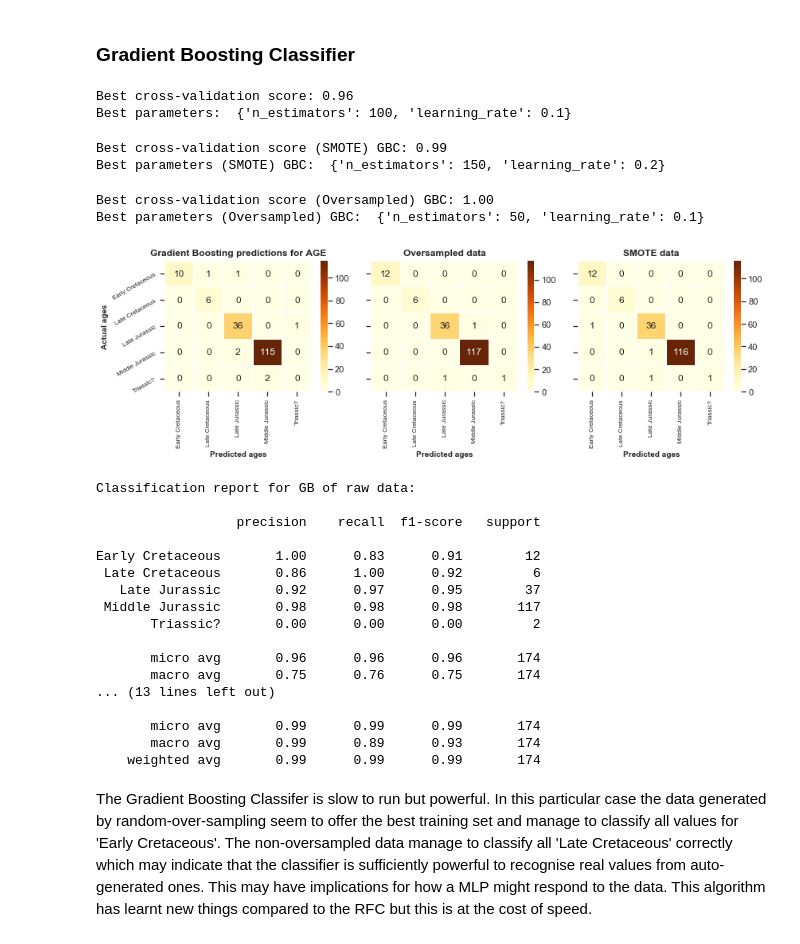
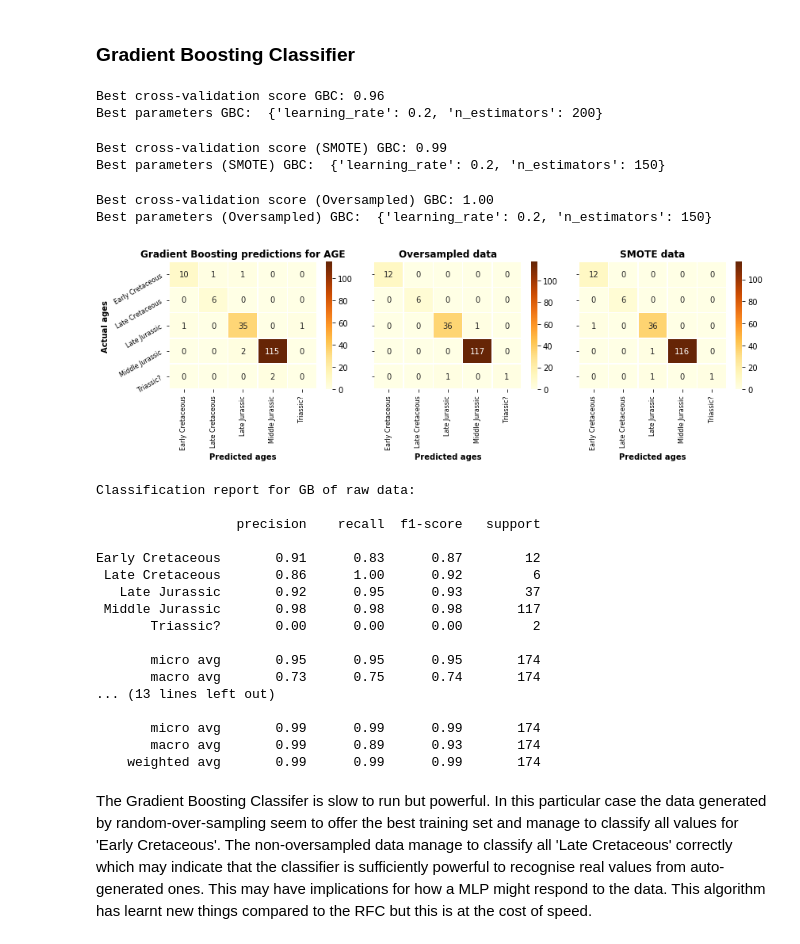
Before and after one commit to b3py0/Capstone-projects, a Jupyter notebook: Volve_final_capstone.ipynb, the cells around one changed output. Saved outputs shown, nothing was run; the diff lists cells and outputs as text; code cells hidden in the pictures.

```diff
--- a/Volve_final_capstone.ipynb
+++ b/Volve_final_capstone.ipynb
@@ -2037,7 +2075,7 @@ Tune the Random forest classifier
 ##Tune parameters for Random Forest Classifier
 param_grid = {'n_estimators':[100, 200, 300, 400], #Last iteration of grid.
              'max_depth': [40, 50, 60, 70]}
-grid = GridSearchCV(RandomForestClassifier(), param_grid, cv=5, n_jobs=4)
+grid = GridSearchCV(RandomForestClassifier(), param_grid, cv=5, n_jobs=4, scoring='f1_weighted')
 grid.fit(X_train,Y_train)
 
 print('Best cross-validation score: {:.2f}'.format(grid.best_score_))
@@ -2066,5 +2104,5 @@ Best parameters:  {'n_estimators': 200, 'max_depth': 40}
 # %%
-rfc = RandomForestClassifier(n_estimators=300, max_depth=60, random_state=45)
+rfc = RandomForestClassifier(n_estimators=300, max_depth=70, random_state=45) #300, 60
 rfc.fit(X_train, Y_train)
 y_pred = rfc.predict(x_test)
 
@@ -2084,7 +2122,7 @@ ax.tick_params(labelsize=8)
 
 #Over-sampled data
 plt.subplot(1,3,2)
-rfc1 = RandomForestClassifier(n_estimators=200, max_depth=40, random_state=45)
+rfc1 = RandomForestClassifier(n_estimators=200, max_depth=40, random_state=45) #200, 40
 rfc1.fit(X_resampled, y_resampled)
 y_pred1 = rfc1.predict(x_test)
 
@@ -2100,7 +2138,7 @@ ax1.tick_params(labelsize=8)
 
 #SMOTE data
 plt.subplot(1,3,3)
-rfc2 = RandomForestClassifier(n_estimators=200, max_depth=40, random_state=45)
+rfc2 = RandomForestClassifier(n_estimators=100, max_depth=50, random_state=45) #200, 40
 rfc2.fit(X_sm, y_sm)
 y_pred2 = rfc2.predict(x_test)
 conf_mat2 = confusion_matrix(y_test, y_pred2)
@@ -2181,14 +2219,14 @@ Tune the Gradient boosting classifier
 ##Tune parameters for GBC
 param_grid = {'n_estimators':[50, 100, 150, 200],
              'learning_rate': [0.01, 0.1, 0.15, 0.2]}
-grid = GridSearchCV(GradientBoostingClassifier(), param_grid, cv=5, n_jobs=4)
+grid = GridSearchCV(GradientBoostingClassifier(), param_grid, cv=5, n_jobs=4, scoring='f1_weighted')
 grid.fit(X_train,Y_train)
 
 print('Best cross-validation score GBC: {:.2f}'.format(grid.best_score_))
 print('Best parameters GBC: ', grid.best_params_)
 # %% [output]
-Best cross-validation score: 0.96
-Best parameters:  {'n_estimators': 100, 'learning_rate': 0.1}
+Best cross-validation score GBC: 0.96
+Best parameters GBC:  {'learning_rate': 0.2, 'n_estimators': 200}
 # %%
 ##SMOTE data:
 
@@ -2197,7 +2235,7 @@ print('Best cross-validation score (SMOTE) GBC: {:.2f}'.format(grid.best_score_)
 print('Best parameters (SMOTE) GBC: ', grid.best_params_)
 # %% [output]
 Best cross-validation score (SMOTE) GBC: 0.99
-Best parameters (SMOTE) GBC:  {'n_estimators': 150, 'learning_rate': 0.2}
+Best parameters (SMOTE) GBC:  {'learning_rate': 0.2, 'n_estimators': 150}
 # %%
 ##Randomly oversampled data:
 
@@ -2206,9 +2244,9 @@ print('Best cross-validation score (Oversampled) GBC: {:.2f}'.format(grid.best_s
 print('Best parameters (Oversampled) GBC: ', grid.best_params_)
 # %% [output]
 Best cross-validation score (Oversampled) GBC: 1.00
-Best parameters (Oversampled) GBC:  {'n_estimators': 50, 'learning_rate': 0.1}
+Best parameters (Oversampled) GBC:  {'learning_rate': 0.2, 'n_estimators': 150}
 # %%
-gb = GradientBoostingClassifier(n_estimators=100, learning_rate=0.1, random_state=45)
+gb = GradientBoostingClassifier(n_estimators=200, learning_rate=0.2, random_state=45) #100, 01
 gb.fit(X_train, Y_train)
 y_pred = gb.predict(x_test)
 
@@ -2234,38 +2272,38 @@ y_pred1 = gb1.predict(x_test)
 
 conf_mat1 = confusion_matrix(y_test, y_pred1)
 
 ax1 = sns.heatmap(conf_mat1, annot=True, fmt='d', linewidths=0.5, cmap='YlOrBr',
                  xticklabels=labels)
 ax1.set_xlabel('Predicted ages', fontsize=10, weight='bold')
 ax1.set_title('Oversampled data', fontsize=12, weight='bold')
 ax1.set_xticklabels(ax.get_xticklabels(),rotation=90)
 ax1.set_yticklabels('')
 ax1.tick_params(labelsize=8)
 
 #SMOTE data
 plt.subplot(1,3,3)
 gb2 = GradientBoostingClassifier(n_estimators=150, learning_rate=0.2, random_state=45)
 gb2.fit(X_sm, y_sm)
 y_pred2 = gb2.predict(x_test)
 conf_mat2 = confusion_matrix(y_test, y_pred2)
 
 ax2 = sns.heatmap(conf_mat2, annot=True, fmt='d', linewidths=0.5, cmap='YlOrBr',
                  xticklabels=labels)
 ax2.set_xlabel('Predicted ages', fontsize=10, weight='bold')
 ax2.set_title('SMOTE data', fontsize=12, weight='bold')
 ax2.set_xticklabels(ax.get_xticklabels(),rotation=90)
 ax2.set_yticklabels('')
 ax2.tick_params(labelsize=8)
 
 plt.tight_layout()
 plt.show()
 # plt.savefig('GB_prediction_heatmaps_AGE.png',dpi=400,bbox_inches='tight')
 # %% [output]
-[figure, old version]
+[figure, new version]
 # %%
 '''
 Calculate precision and recall of the GB model. Don't bother with 'Accuracy' - results of other tests
-demnstrate it is not appropriate for this imbalance. The weighted-aerage recall is approximately the same.
+demonstrate it is not appropriate for this imbalance. The weighted-average recall is approximately the same.
 '''
 print('Classification report for GB of raw data:\n')
 print(classification_report(y_test, y_pred, target_names=labels))
@@ -2276,14 +2314,14 @@ Classification report for GB of raw data:
 
                   precision    recall  f1-score   support
 
-Early Cretaceous       1.00      0.83      0.91        12
+Early Cretaceous       0.91      0.83      0.87        12
  Late Cretaceous       0.86      1.00      0.92         6
-   Late Jurassic       0.92      0.97      0.95        37
+   Late Jurassic       0.92      0.95      0.93        37
  Middle Jurassic       0.98      0.98      0.98       117
        Triassic?       0.00      0.00      0.00         2
 
-       micro avg       0.96      0.96      0.96       174
-       macro avg       0.75      0.76      0.75       174
+       micro avg       0.95      0.95      0.95       174
+       macro avg       0.73      0.75      0.74       174
 ... (13 lines left out)
 
        micro avg       0.99      0.99      0.99       174
```
Also changed, not shown: parts of 44 cells of this notebook.
